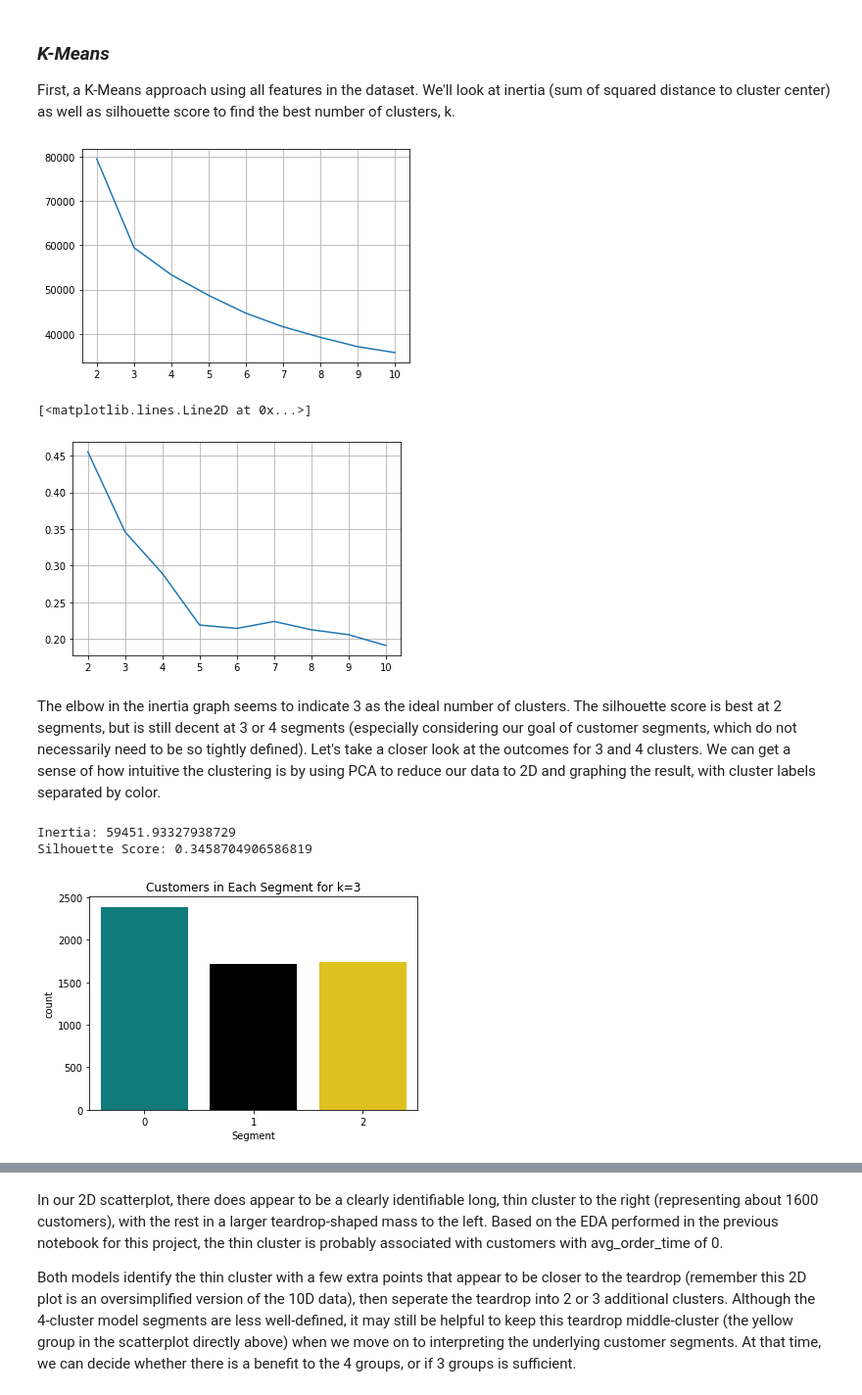
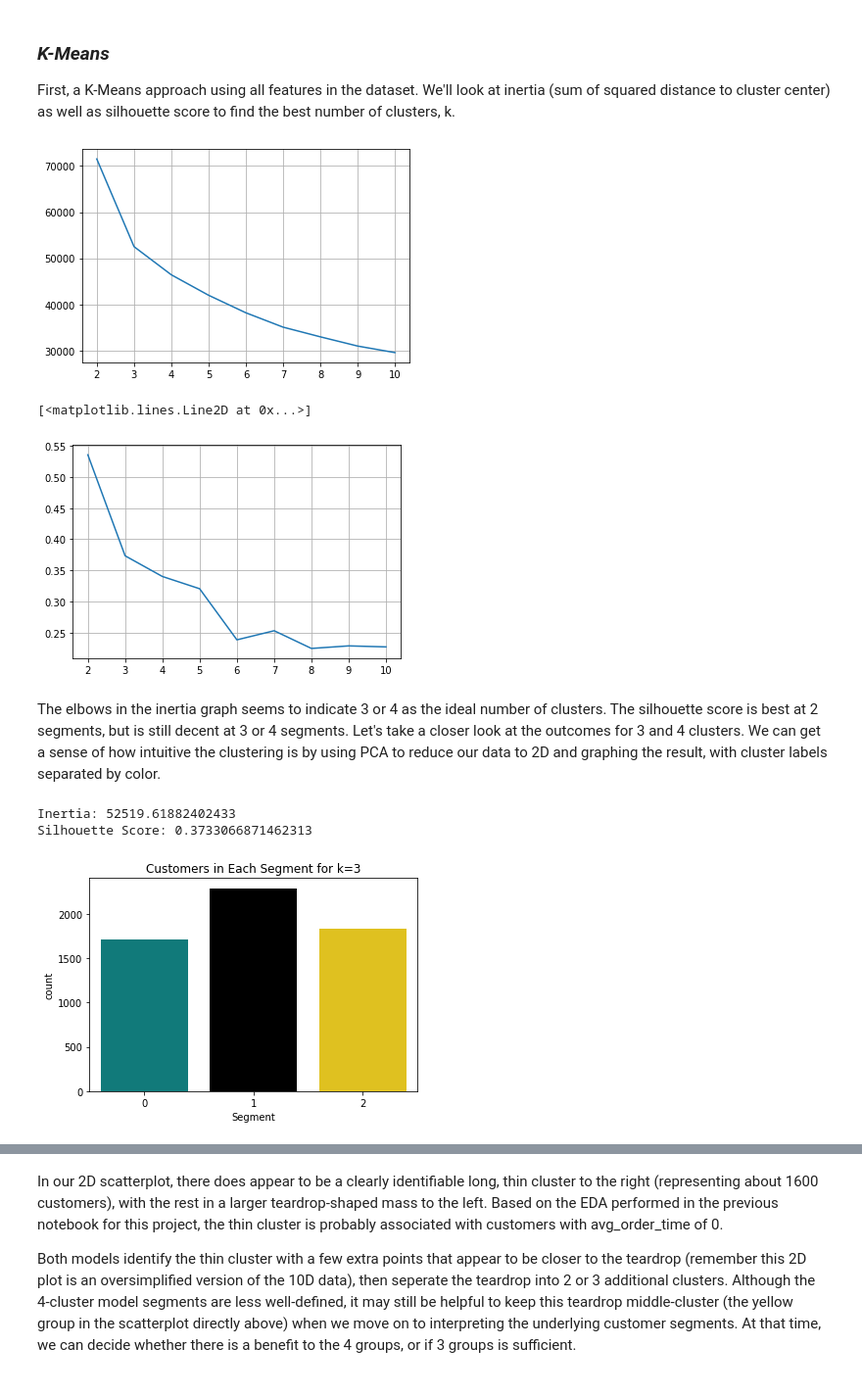
Before and after one commit to Pandeming/Customer_Segmentation, a Jupyter notebook: 02 Modeling.ipynb, the cells around one changed output, grey strips where cells are left out. Shown at 98% size. Drawn from its saved outputs; the diff is of its cells as text; code cells hidden in the pictures.

```diff
--- a/02 Modeling.ipynb
+++ b/02 Modeling.ipynb
@@ -66,0 +50,5 @@ df.describe()
+# %%
+#full_log = df
+#full_log[['recency', 'days_active']] = df[['recency', 'days_active']] * 74
+full_log[['recency', 'days_active']] = np.log2(full_log[['recency', 'days_active']])
+full_log.describe()
@@ -67,3 +65,5 @@ df.describe()
+# %%
+df=full_log
 # %% [markdown]
 ### ***K-Means***
 First, a K-Means approach using all features in the dataset. We'll look at inertia (sum of squared distance to cluster center) as well as silhouette score to find the best number of clusters, k.
@@ -86,37 +86,37 @@ for k in ks:
 plt.grid()
 plt.plot(ks, inertias);
 # %% [output]
-[figure, old version]
+[figure, new version]
 # %%
 # Plot silhouette score for each k, looking for a reasonably high score
 plt.grid()
 plt.plot(ks, sil)
 # %% [output]
 [<matplotlib.lines.Line2D at 0x...>]
-[figure, old version]
+[figure, new version]
 # %% [markdown]
-The elbow in the inertia graph seems to indicate 3 as the ideal number of clusters. The silhouette score is best at 2 segments, but is still decent at 3 or 4 segments (especially considering our goal of customer segments, which do not necessarily need to be so tightly defined). Let's take a closer look at the outcomes for 3 and 4 clusters. We can get a sense of how intuitive the clustering is by using PCA to reduce our data to 2D and graphing the result, with cluster labels separated by color.
+The elbows in the inertia graph seems to indicate 3 or 4 as the ideal number of clusters. The silhouette score is best at 2 segments, but is still decent at 3 or 4 segments. Let's take a closer look at the outcomes for 3 and 4 clusters. We can get a sense of how intuitive the clustering is by using PCA to reduce our data to 2D and graphing the result, with cluster labels separated by color.
 # %%
 # Choose colors for up to 6 clusters, plus -1
 colors = ['darkcyan', 'black', 'gold', 'darkmagenta', 'coral', 'silver', 'lime']
 # %%
 # Fit the model with k=3
 km3_model = KMeans(n_clusters=3, random_state=36)
 km3_model.fit(df)
-km3_sil = silhouette_score(df, km3_labels)
 
 # Get cluster labels, and print inertia and silhouette score
-km3_labels = pd.Series(km3model.labels_)
+km3_labels = pd.Series(km3_model.labels_)
+km3_sil = silhouette_score(df, km3_labels)
 print("Inertia: {}\nSilhouette Score: {}".format(km3_model.inertia_, km3_sil))
 
 # Graph a countplot of customers in each segment
 sns.countplot(x=km3_labels, palette=colors[:3])
 plt.xlabel('Segment')
 plt.title('Customers in Each Segment for k=3');
 # %% [output]
-Inertia: 59451.93327938729
-Silhouette Score: 0.3458704906586819
+Inertia: 52519.61882402433
+Silhouette Score: 0.3733066871462313
-[figure, old version]
+[figure, new version]
 # %%
 # Use PCA to reduce data to 2D for cluster visualization
 pca = PCA(n_components=2)
```
Also changed, not shown: parts of 21 cells of this notebook, 3 other files.
